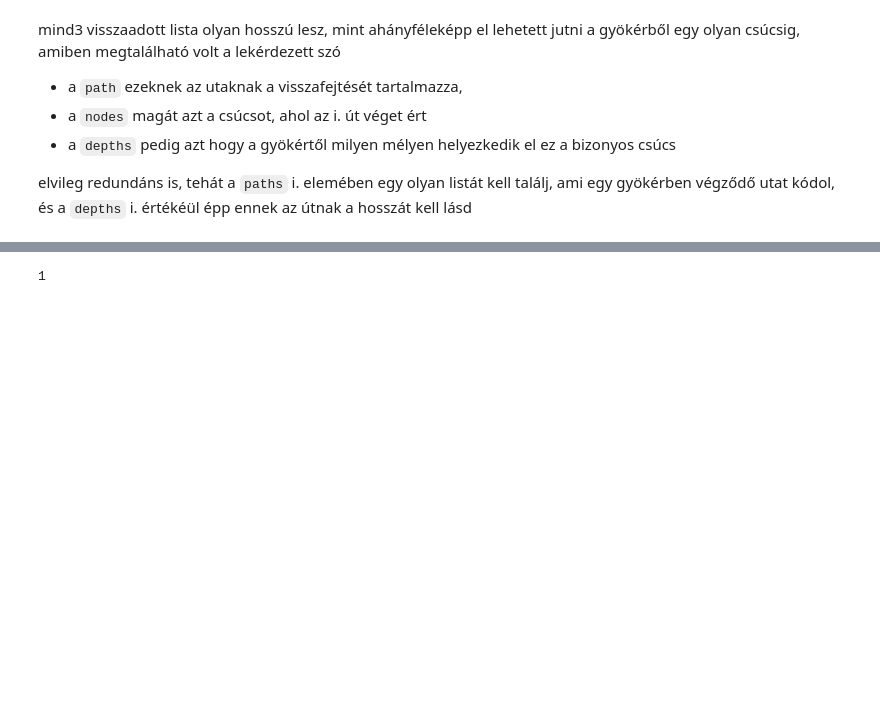
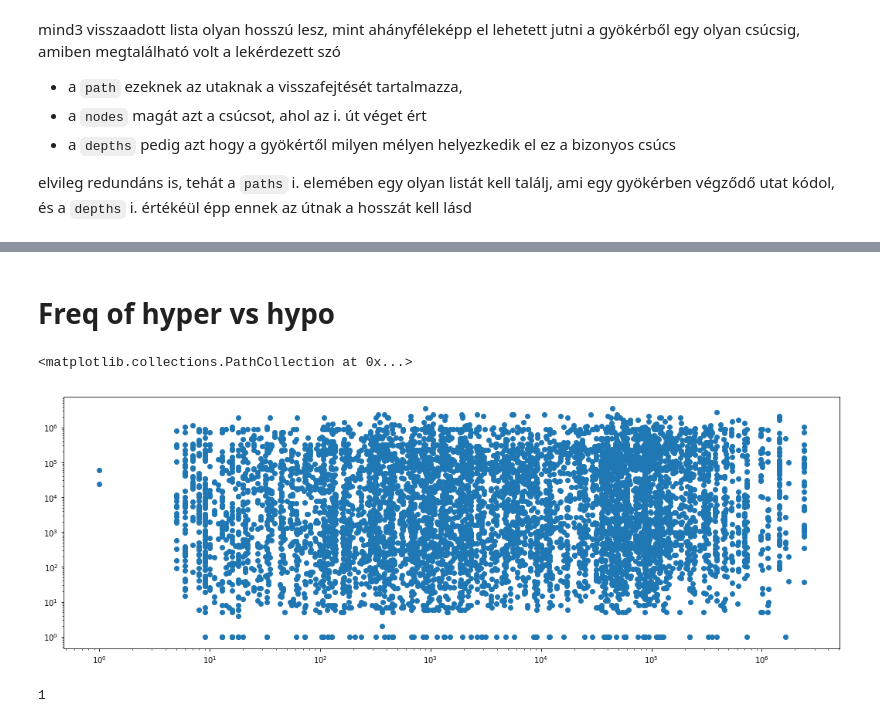
Before and after one commit to begab/fca_hypernymy, a Jupyter notebook: explore_tree.ipynb, the cells around one changed output, grey strips where cells are left out. Drawn from its saved outputs; the diff is of its cells as text; code cells hidden in the pictures; blank space fills up the shorter version.

Commit message:
hyper_freq_vs_query_freq

```diff
--- a/explore_tree.ipynb
+++ b/explore_tree.ipynb
@@ -21,10 +22,10 @@ Populating the interactive namespace from numpy and matplotlib
 task_dir = '/mnt/permanent/Language/English/Data/SemEval/2018/Hypernym/'
 # %%
 freq_filen = os.path.join(task_dir, 'frequency_lists/1A_english_frequencylist.txt')
-freqs = defaultdict(int)
+freqs = defaultdict(lambda: 1)
 freqs.update({l.split("\t")[0]: int(l.split("\t")[1]) for l in open(freq_filen)})
 # %%
-golds = [t for l in open(os.path.join(task_dir, 'test/training/gold/1A.english.training.gold.txt'))
+golds = [t for l in open(os.path.join(task_dir, 'main_data/training/gold/1A.english.training.gold.txt'))
          for t in l.strip().split('\t')]
 plt.hist([0 if g not in freqs else np.log10(freqs[g]) for g in golds])
 plt.show()
@@ -130,3 +120,19 @@ nodes[0][:8]
+# %% [markdown]
+# Freq of hyper vs hypo
+# %%
+query_freqs, gold_freqs = [], []
+with open(os.path.join(task_dir, 'main_data/training/train.1A.by_freq')) as infile:
+    for line in infile:
+        query, freq, ent_conc, golds = line.strip().split('\t', maxsplit=3)
+        for gold in golds.split('\t'):
+            query_freqs.append(freqs[query])
+            gold_freqs.append(freqs[gold])
+plt.xscale('log')
+plt.yscale('log')
+plt.scatter(query_freqs, gold_freqs)
+# %% [output]
+<matplotlib.collections.PathCollection at 0x...>
+[figure, added]
 # %%
 depths[0]
 # %% [output]
```
Also changed, not shown: parts of 9 cells of this notebook.
